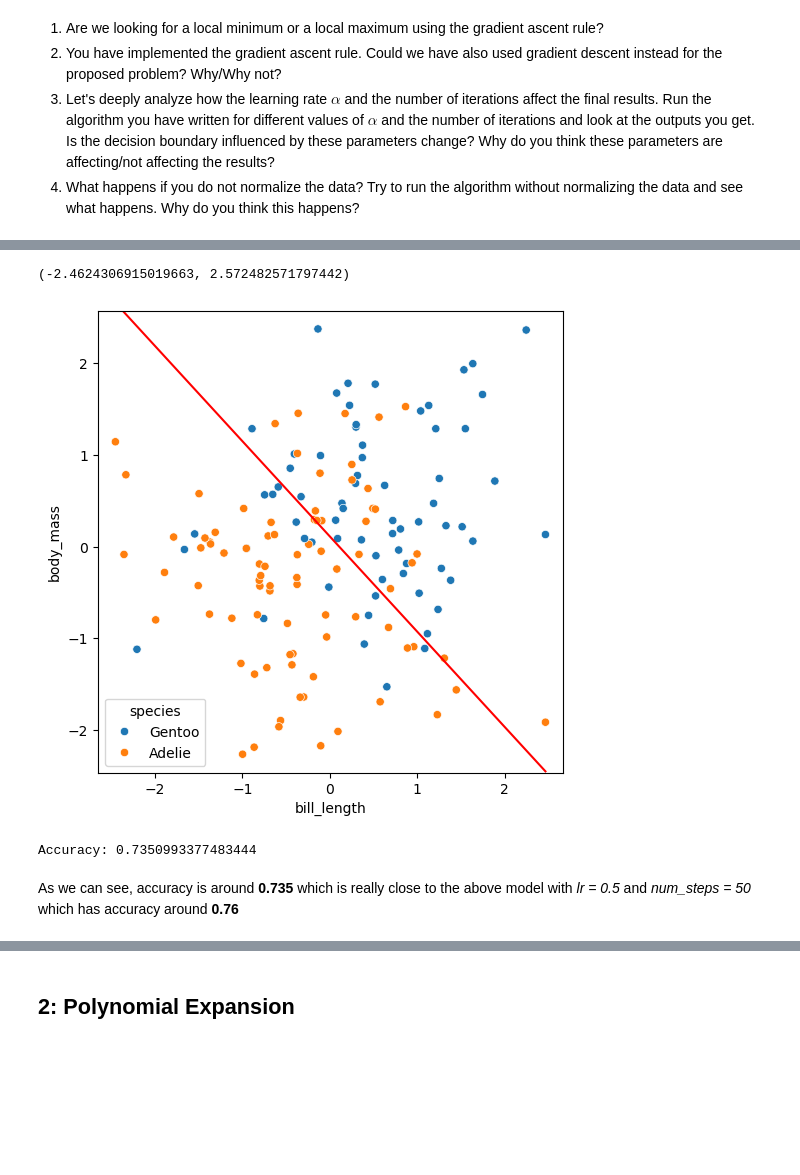
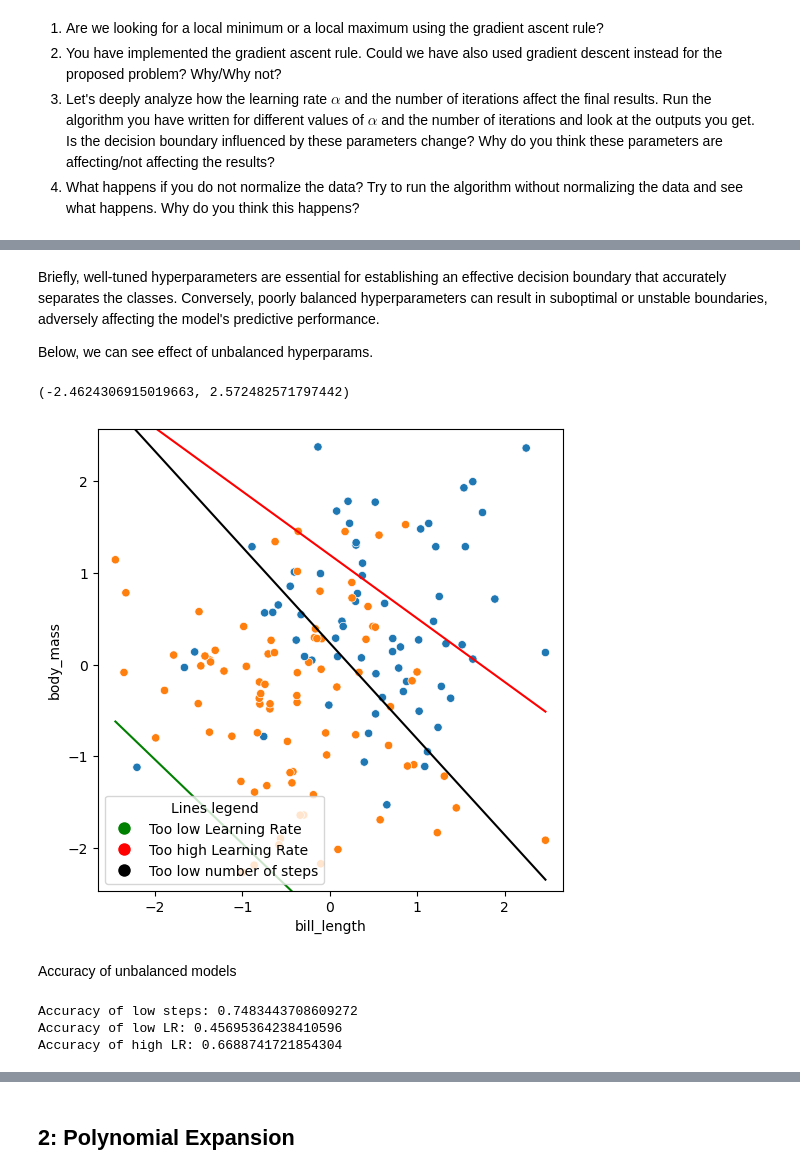
Before and after one commit to cycileo/FDS-HomeWorks, a Jupyter notebook: Homework02/HW2.ipynb, the cells around one changed output, grey strips where cells are left out. Cells and saved outputs as stored; diff of their text form; code cells hidden in the pictures; blank space fills up the shorter version.

```diff
--- a/Homework02/HW2.ipynb
+++ b/Homework02/HW2.ipynb
@@ -328,16 +340,13 @@ In our opinion, this is due to the fact that, even without training, **we find o
 np.random.seed(1)
 
 # Initialize the model
-anotherModel = LogisticRegression(num_features=X.shape[1])
+highLR_model = LogisticRegression(num_features=X.shape[1])
 
 # Run Gradient Ascent method
-n_iter = 10
-another_log, _, another_log_gap= fit(anotherModel, X, y, lr=0.0001, num_steps=n_iter)
+n_iter = 50
+another_log, _ = fit(highLR_model, X, y, lr=15, num_steps=n_iter)
 
-plt.plot(range(len(another_log)), another_log, "b"),
-plt.plot(range(len(another_log_gap)), another_log_gap, "g")
-
-print(another_log)
+plt.plot(range(len(another_log)), another_log, "b")
 
 # print(np.round((another_gap * 100), 2))
 plt.ylabel("log-likelihood(Theta)")
@@ -351,0 +379,15 @@ Text(0.5, 0, 'Iterations')
+# %%
+np.random.seed(1)
+
+# Initialize the model
+lowNSteps_model = LogisticRegression(num_features=X.shape[1])
+
+# Run Gradient Ascent method
+n_iter = 5
+another_log, _ = fit(lowNSteps_model, X, y, lr=0.5, num_steps=n_iter)
+
+plt.plot(range(len(another_log)), another_log, "b")
+
+# print(np.round((another_gap * 100), 2))
+plt.ylabel("log-likelihood(Theta)")
+plt.xlabel("Iterations")
@@ -352,22 +397,46 @@ Text(0.5, 0, 'Iterations')
+# %% [markdown]
+Briefly, well-tuned hyperparameters are essential for establishing an effective decision boundary that accurately separates the classes. Conversely, poorly balanced hyperparameters can result in suboptimal or unstable boundaries, adversely affecting the model's predictive performance.
+
+Below, we can see effect of unbalanced hyperparams.
 # %%
 plt.figure(figsize=(6,6))
 sns.scatterplot(data=X, x="bill_length", y="body_mass", hue=data["species"])
 
 x_range = np.linspace(X['bill_length'].min(), X['bill_length'].max(), 100)
-theta_final = anotherModel.parameters
-y_range = -(theta_final[0] + theta_final[1] * x_range) / theta_final[2]
-plt.plot(x_range, y_range, c="red")
+
+theta_high_lr = highLR_model.parameters
+y__highLR_range = -(theta_high_lr[0] + theta_high_lr[1] * x_range) / theta_high_lr[2]
+plt.plot(x_range, y__highLR_range, c="red")
+
+theta_low_lr = lowLR_model.parameters
+y__lowLR_range = -(theta_low_lr[0] + theta_low_lr[1] * x_range) / theta_low_lr[2]
+plt.plot(x_range, y__lowLR_range, c="green")
+
+theta_low_steps = lowNSteps_model.parameters
+y__lowSteps_range = -(theta_low_steps[0] + theta_low_steps[1] * x_range) / theta_low_steps[2]
+plt.plot(x_range, y__lowSteps_range, c="black")
+
+# Add custom legends
+plt.legend(title='Lines legend', loc='lower left', labels=['Too low Learning Rate', 'Too high Learning Rate', 'Too low number of steps'], handles=[plt.Line2D([0], [0], marker='o', color='w', markerfacecolor='green', markersize=10), plt.Line2D([0], [0], marker='o', color='w', markerfacecolor='red', markersize=10), plt.Line2D([0], [0], marker='o', color='w', markerfacecolor='black', markersize=10)])
 
 plt.xlim(X['bill_length'].min() - 0.2, X['bill_length'].max() + 0.2)
 plt.ylim(X['body_mass'].min() - 0.2, X['body_mass'].max() + 0.2)
 # %% [output]
 (-2.4624306915019663, 2.572482571797442)
-[figure, old version]
+[figure, new version]
+# %% [markdown]
+Accuracy of unbalanced models
 # %%
-accuracy = ((anotherModel.predict(X) > 0.5) == y).mean()
-print(f"Accuracy: {accuracy}")
-assert accuracy > 0.6, "The accuracy is too low"
+accuracyLowSteps = ((lowNSteps_model.predict(X) > 0.5) == y).mean()
+accuracyLowLR = ((lowLR_model.predict(X) > 0.5) == y).mean()
+accuracyHighLR = ((highLR_model.predict(X) > 0.5) == y).mean()
+
+print(f"Accuracy of low steps: {accuracyLowSteps}")
+print(f"Accuracy of low LR: {accuracyLowLR}")
+print(f"Accuracy of high LR: {accuracyHighLR}")
+
+# assert accuracy > 0.6, "The accuracy is too low"
 # %% [output]
-Accuracy: 0.7350993377483444
+Accuracy of low steps: 0.7483443708609272
+Accuracy of low LR: 0.45695364238410596
+Accuracy of high LR: 0.6688741721854304
-# %% [markdown]
-As we can see, accuracy is around **0.735** which is really close to the above model with *lr = 0.5* and *num_steps = 50* which has accuracy around **0.76**
```
Also changed, not shown: parts of 23 cells of this notebook, 2 other files.
